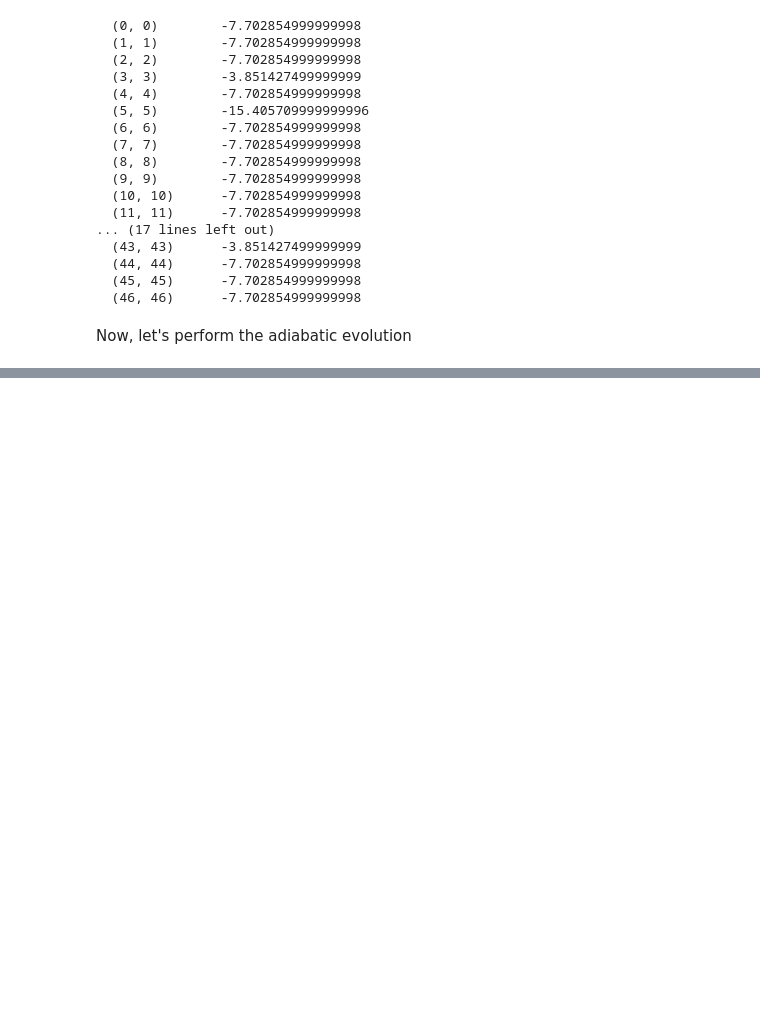
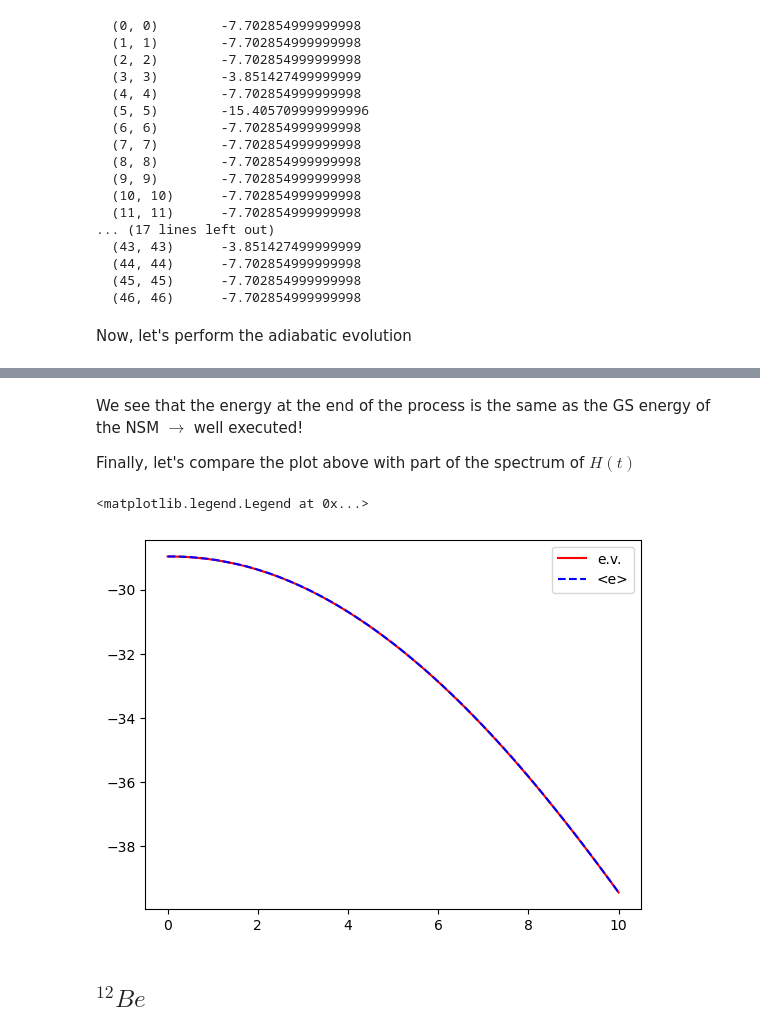
Before and after one commit to albertmolinaa/Quantum-Annealing-TFG, a Jupyter notebook: QuantumAnnealning_Albert.ipynb, the cells around one changed output, grey strips where cells are left out. Drawn from its saved outputs; the diff is of its cells as text; code cells hidden in the pictures; blank space fills up the shorter version.

```diff
--- a/QuantumAnnealning_Albert.ipynb
+++ b/QuantumAnnealning_Albert.ipynb
@@ -148,0 +278,14 @@ We see that the energy at the end of the process is the same as the GS energy of
+# %% [markdown]
+We see that the energy at the end of the process is the same as the GS energy of the NSM $\rightarrow$ well executed!
+
+Finally, let's compare the plot above with part of the spectrum of $H(t)$
+# %%
+plt.figure()
+plt.plot(time, spectrum_t_ten, 'r-', label='e.v.')
+plt.plot(time, energy_ten, 'b--', label='<e>')
+plt.legend()
+# %% [output]
+<matplotlib.legend.Legend at 0x...>
+[figure, added]
+# %% [markdown]
+## $^{12}Be$
```
Also changed, not shown: parts of 24 cells of this notebook.
